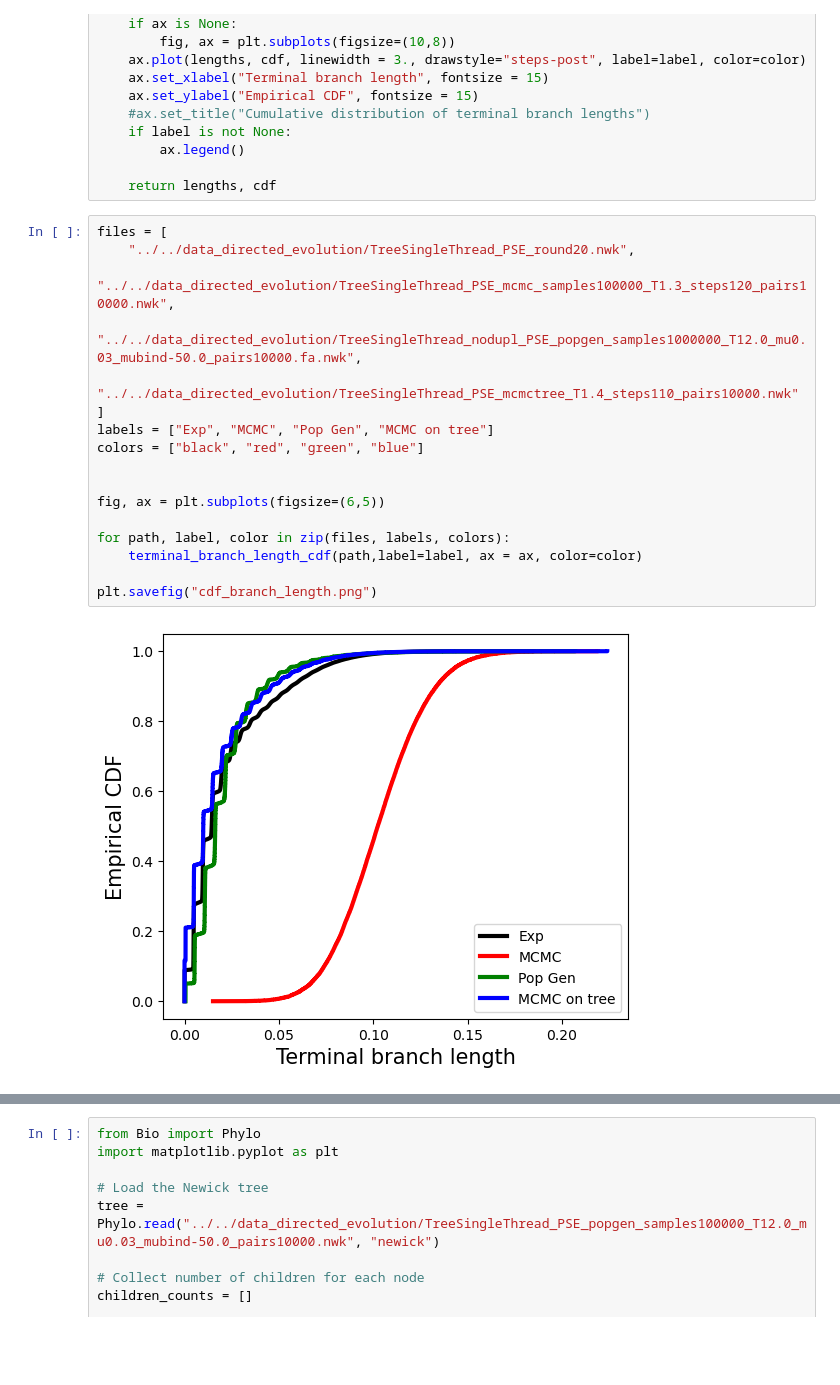
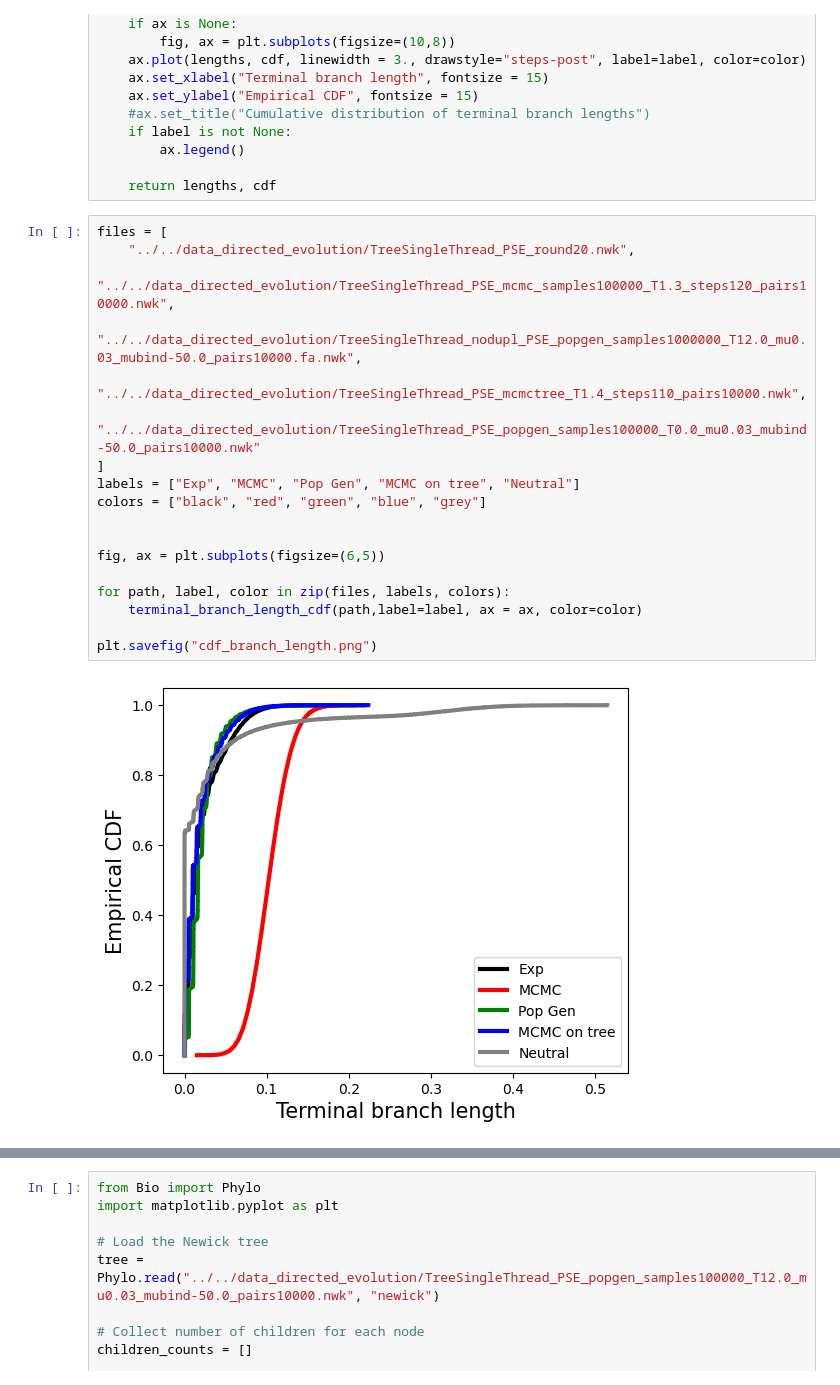
Before and after one commit to leonardodibari/Genie.jl, a Jupyter notebook: popgen/tree_statistics.ipynb, the cells around one changed output, grey strips where cells are left out. Saved outputs shown, nothing was run; the diff lists cells and outputs as text; blank space fills up the shorter version.

```diff
--- a/popgen/tree_statistics.ipynb
+++ b/popgen/tree_statistics.ipynb
@@ -407,19 +407,20 @@ def terminal_branch_length_cdf(newick_file, ax=None, label=None, color=None):
 # %%
 files = [
     "../../data_directed_evolution/TreeSingleThread_PSE_round20.nwk",
     "../../data_directed_evolution/TreeSingleThread_PSE_mcmc_samples100000_T1.3_steps120_pairs10000.nwk",
     "../../data_directed_evolution/TreeSingleThread_nodupl_PSE_popgen_samples1000000_T12.0_mu0.03_mubind-50.0_pairs10000.fa.nwk",
-    "../../data_directed_evolution/TreeSingleThread_PSE_mcmctree_T1.4_steps110_pairs10000.nwk"
+    "../../data_directed_evolution/TreeSingleThread_PSE_mcmctree_T1.4_steps110_pairs10000.nwk",
+    "../../data_directed_evolution/TreeSingleThread_PSE_popgen_samples100000_T0.0_mu0.03_mubind-50.0_pairs10000.nwk"
 ]
-labels = ["Exp", "MCMC", "Pop Gen", "MCMC on tree"]
-colors = ["black", "red", "green", "blue"]
+labels = ["Exp", "MCMC", "Pop Gen", "MCMC on tree", "Neutral"]
+colors = ["black", "red", "green", "blue", "grey"]
 
 
 fig, ax = plt.subplots(figsize=(6,5))
 
 for path, label, color in zip(files, labels, colors):
     terminal_branch_length_cdf(path,label=label, ax = ax, color=color)
 
 plt.savefig("cdf_branch_length.png")
 # %% [output]
-[figure, old version]
+[figure, new version]
```
Also changed, not shown: parts of 3 cells of this notebook, 5 other files.
